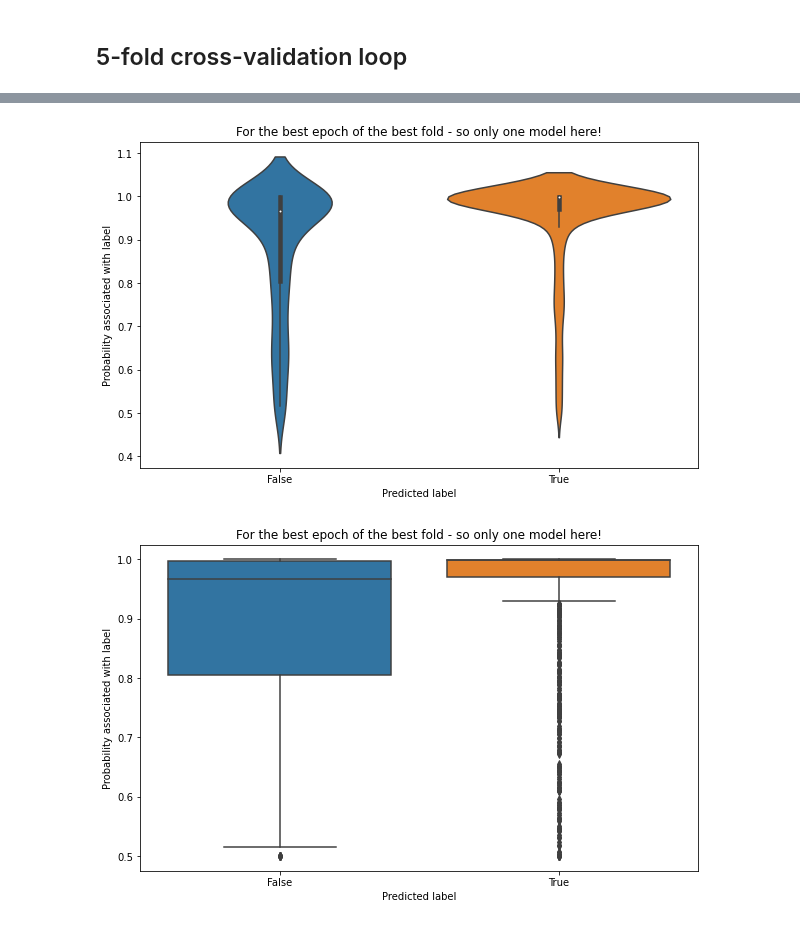
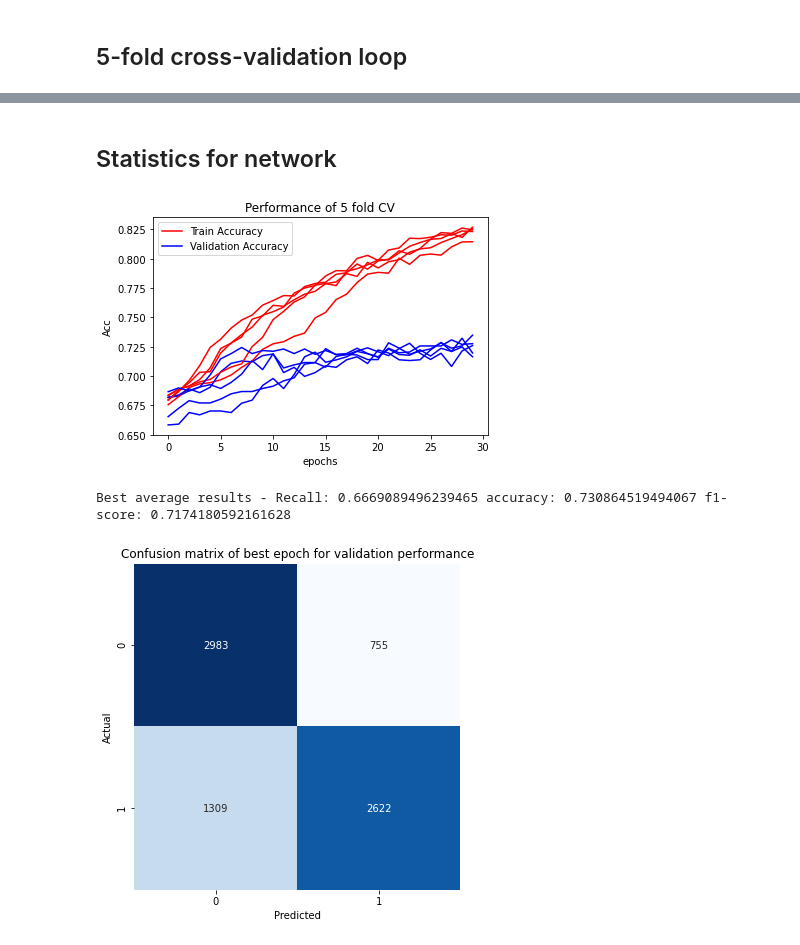
Before and after one commit to christian-creator/DL_peptide_immunogenecity, a Jupyter notebook: notebooks/partition_loop.ipynb, the cells around one changed output, grey strips where cells are left out. Drawn from its saved outputs; the diff is of its cells as text; code cells hidden in the pictures.

Commit message:
Added testing == True and some plot functions

```diff
--- a/notebooks/partition_loop.ipynb
+++ b/notebooks/partition_loop.ipynb
@@ -468,10 +460,12 @@ tensor([[4.9453e-01, 5.0547e-01],
 # %%
-plt.figure()
-for i in range(1):
-    epoch = np.arange(len(lst_train_accuracies[i]))
-    plt.plot(epoch, lst_train_accuracies[i], 'r', epoch, lst_val_accuracies[i], 'b')
-plt.title("Performance of 5 fold CV")
-plt.legend(['Train Accuracy','Validation Accuracy'])
-plt.xlabel('epochs'), plt.ylabel('Acc')
-plt.show
+def plot_epochs(K, lst_train_acc, lst_val_acc):
+    plt.figure()
+    for i in range(K):
+        epoch = np.arange(len(lst_train_acc[i]))
+        plt.plot(epoch, lst_train_acc[i], 'r', epoch, lst_val_acc[i], 'b')
+    plt.title("Performance of {} fold CV".format(K))
+    plt.legend(['Train Accuracy','Validation Accuracy'])
+    plt.xlabel('epochs'), plt.ylabel('Acc')
+    plt.show
+
 #plt.savefig("../plots/FFNN_3_layers_bigthensmall_btchnrm_drpt_bndscr.png", dpi = 400, transparent = False)
@@ -581,9 +562,25 @@ def violin_best_fold(res_mtrx, lst_val_acc, lst_val_lab, lst_val_pred, lst_val_p
     plt.xlabel("Predicted label")
     plt.ylabel("Probability associated with label")
     plt.show()
-
-
-violin_best_fold(result_mtrx, lst_val_accuracies, lst_val_labels, lst_val_predictions, lst_val_probabilities)
-# %% [output]
-[figure, removed]
-[figure, removed]
+# %% [markdown]
+## Statistics for network
+# %%
+# line plot
+plot_epochs(K, lst_train_accuracies, lst_val_accuracies)
+# %% [output]
+[figure, added]
+# %%
+# average validation recall, accuracy and f1 for the best epoch of each fold
+N = len(all_data)
+
+if testing == True:     # The data in testing has not been used, so reduce N
+    N -= len(lst_test_labels[0])
+
+result_mtrx = calculate_avg_val_performance(K, N, lst_val_accuracies, lst_val_labels, lst_val_predictions)
+# %% [output]
+Best average results - Recall: 0.6669089496239465 accuracy: 0.730864519494067 f1-score: 0.7174180592161628
+# %%
+# Confusion matrix for all folds (if testing == true, part 0 is not included here!)
+k_fold_confusion_matrix(K, lst_val_accuracies, lst_val_labels, lst_val_predictions)
+# %% [output]
+[figure, added]
```
Also changed, not shown: parts of 8 cells of this notebook.
